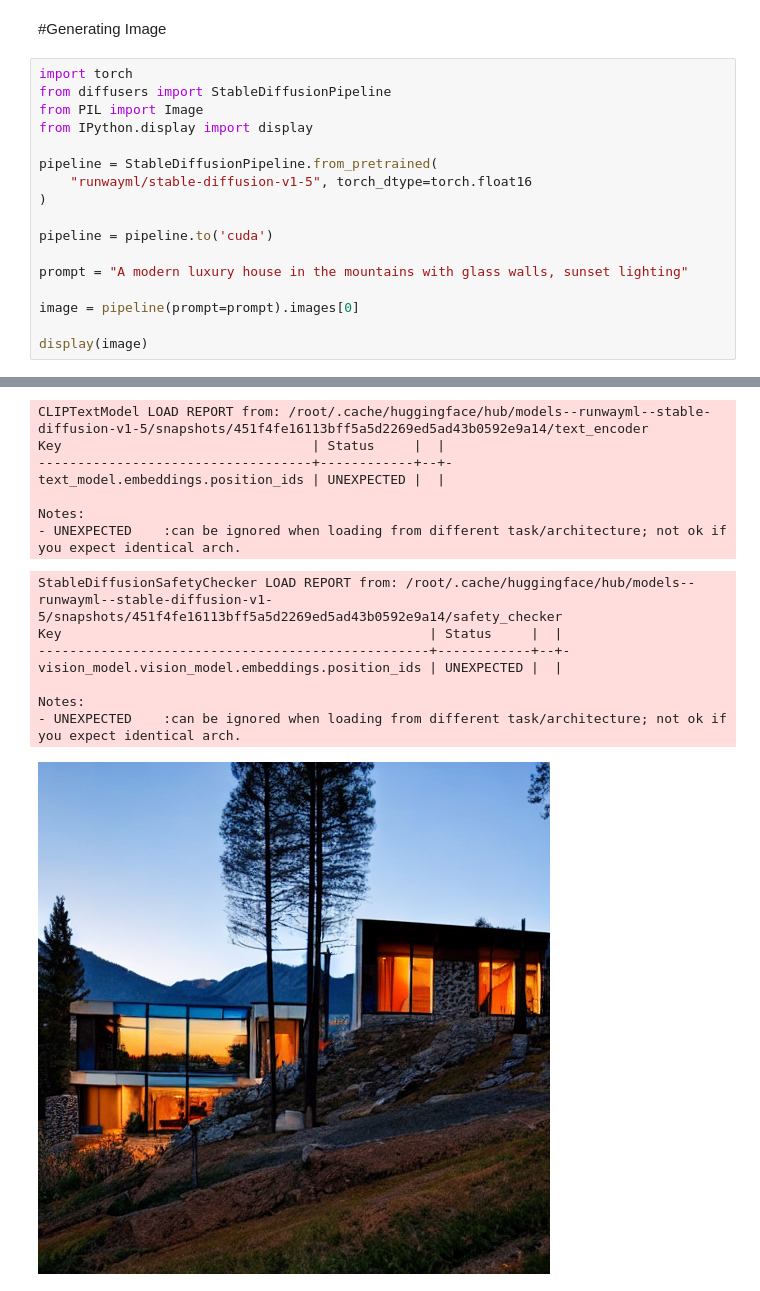
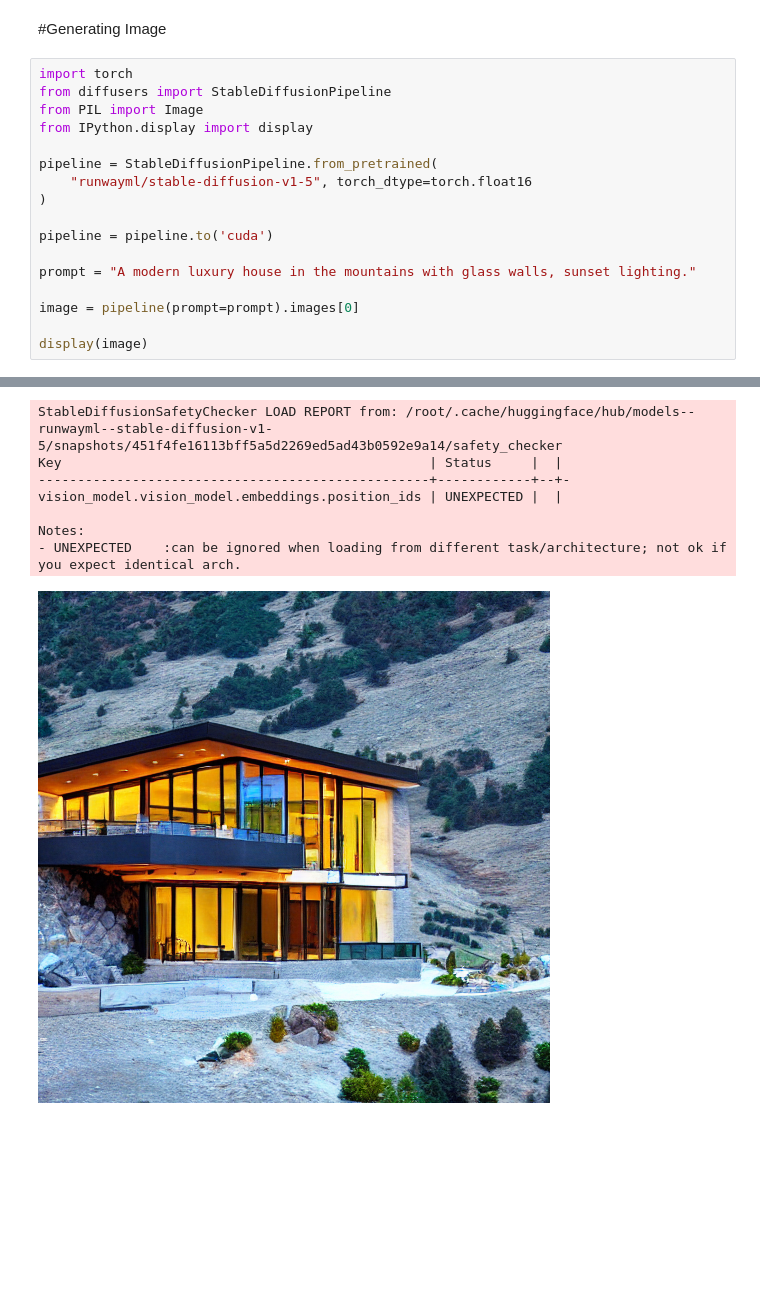
Before and after one commit to chellytiana/ML-Models, a Jupyter notebook: generative-ai/assignment4_johnson_chellissa.ipynb, the cells around one changed output, grey strips where cells are left out. Cells and saved outputs as stored; diff of their text form; blank space fills up the shorter version.

Commit message:
Recommit Text to image Gen Model Stable Diffusion

```diff
--- a/generative-ai/assignment4_johnson_chellissa.ipynb
+++ b/generative-ai/assignment4_johnson_chellissa.ipynb
@@ -14,7 +14,7 @@ pipeline = StableDiffusionPipeline.from_pretrained(
 
 pipeline = pipeline.to('cuda')
 
-prompt = "A modern luxury house in the mountains with glass walls, sunset lighting"
+prompt = "A modern luxury house in the mountains with glass walls, sunset lighting."
 
 image = pipeline(prompt=prompt).images[0]
 
@@ -25,15 +30,8 @@ WARNING:huggingface_hub.utils._http:Warning: You are sending unauthenticated req
-CLIPTextModel LOAD REPORT from: /root/.cache/huggingface/hub/models--runwayml--stable-diffusion-v1-5/snapshots/451f4fe16113bff5a5d2269ed5ad43b0592e9a14/text_encoder
-Key                                | Status     |  |
------------------------------------+------------+--+-
-text_model.embeddings.position_ids | UNEXPECTED |  |
+StableDiffusionSafetyChecker LOAD REPORT from: /root/.cache/huggingface/hub/models--runwayml--stable-diffusion-v1-5/snapshots/451f4fe16113bff5a5d2269ed5ad43b0592e9a14/safety_checker
+Key                                               | Status     |  |
+--------------------------------------------------+------------+--+-
+vision_model.vision_model.embeddings.position_ids | UNEXPECTED |  |
 
 Notes:
 - UNEXPECTED    :can be ignored when loading from different task/architecture; not ok if you expect identical arch.
-StableDiffusionSafetyChecker LOAD REPORT from: /root/.cache/huggingface/hub/models--runwayml--stable-diffusion-v1-5/snapshots/451f4fe16113bff5a5d2269ed5ad43b0592e9a14/safety_checker
-Key                                               | Status     |  |
---------------------------------------------------+------------+--+-
-vision_model.vision_model.embeddings.position_ids | UNEXPECTED |  |
-
-Notes:
-- UNEXPECTED    :can be ignored when loading from different task/architecture; not ok if you expect identical arch.
-[figure, old version]
+[figure, new version]
```
Also changed, not shown: parts of 1 cell of this notebook.
